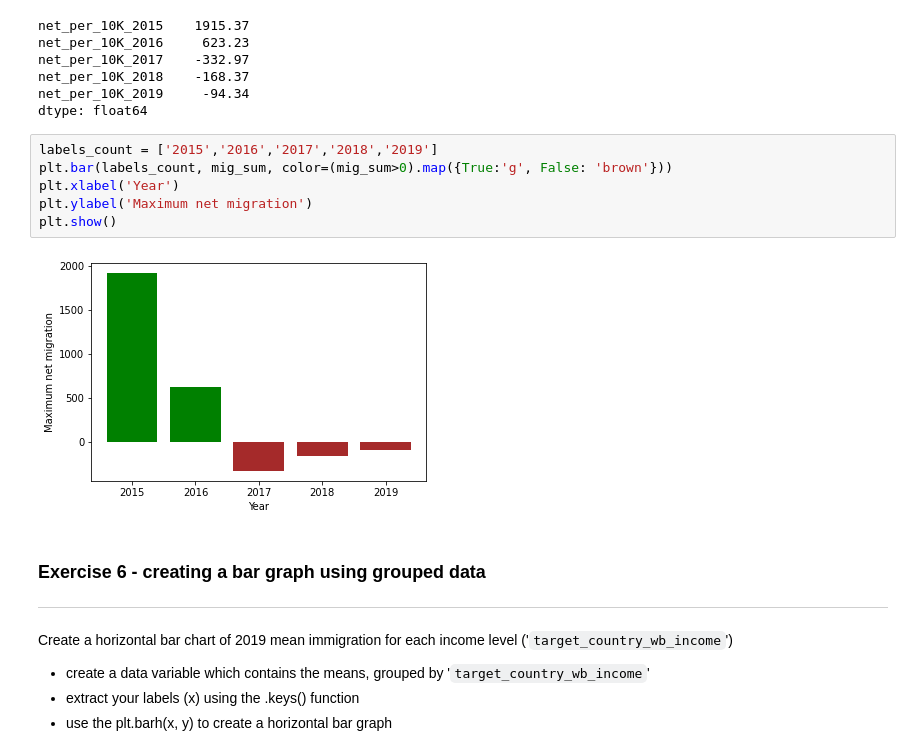
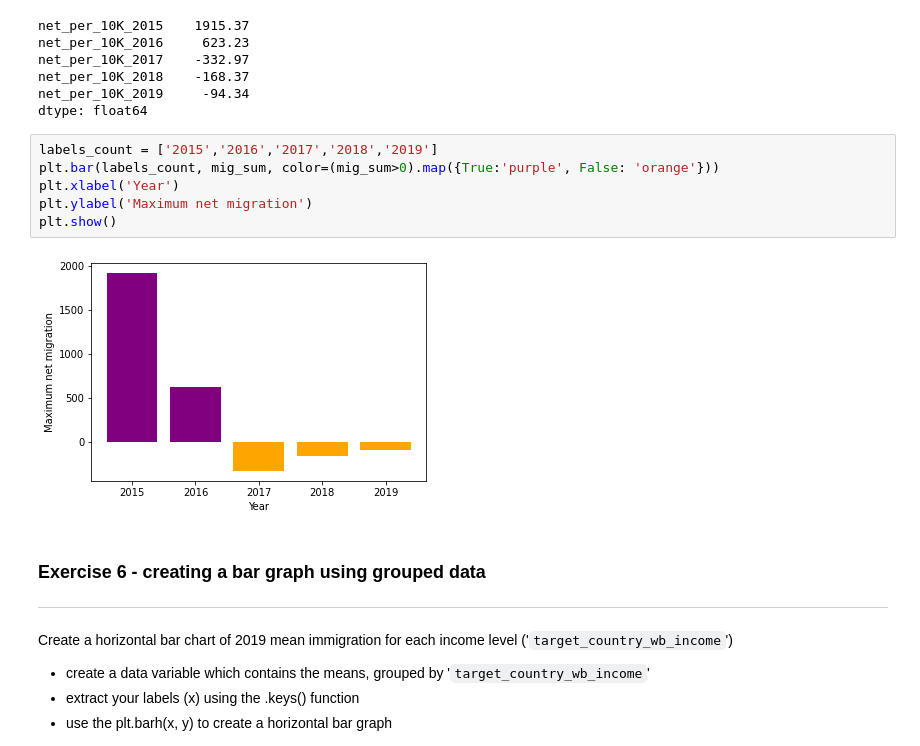
Before and after one commit to blazaropinto/PDA_Data_Analysis_Python, a Jupyter notebook: Correlation_and_visualisation.ipynb, the cells around one changed output. Drawn from its saved outputs; the diff is of its cells as text.

```diff
--- a/Correlation_and_visualisation.ipynb
+++ b/Correlation_and_visualisation.ipynb
@@ -322,12 +322,12 @@ net_per_10K_2019     -94.34
 dtype: float64
 # %%
 labels_count = ['2015','2016','2017','2018','2019']
-plt.bar(labels_count, mig_sum, color=(mig_sum>0).map({True:'g', False: 'brown'}))
+plt.bar(labels_count, mig_sum, color=(mig_sum>0).map({True:'purple', False: 'orange'}))
 plt.xlabel('Year')
 plt.ylabel('Maximum net migration')
 plt.show()
 # %% [output]
-[figure, old version]
+[figure, new version]
 # %% [markdown]
 ### Exercise 6 - creating a bar graph using grouped data
 ---
```
Also changed, not shown: parts of 3 cells of this notebook.
